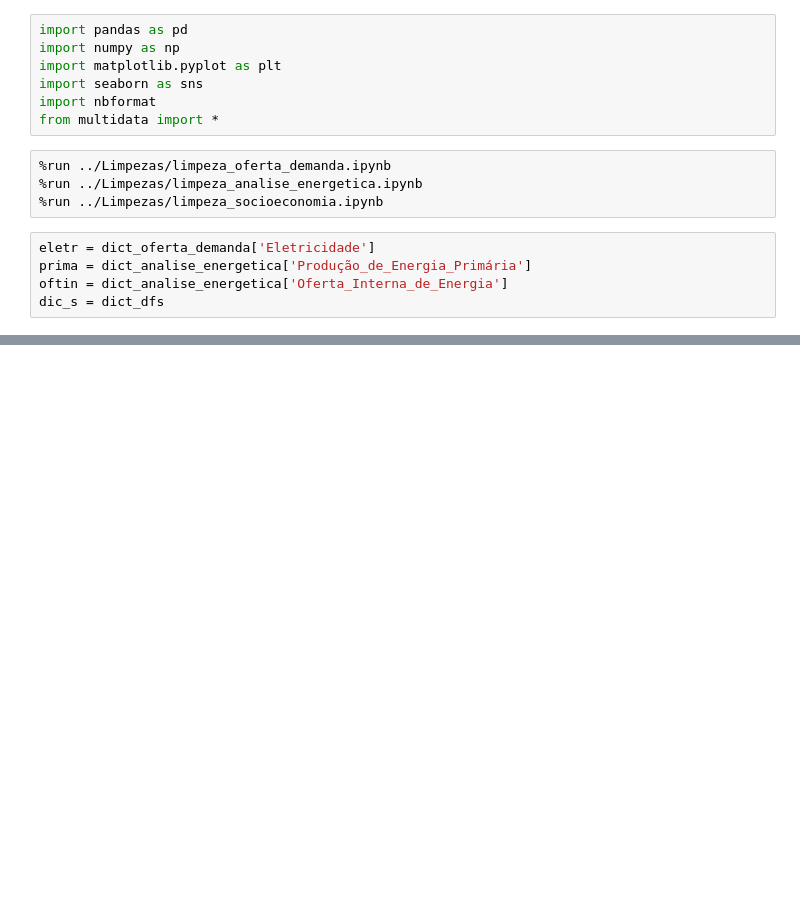
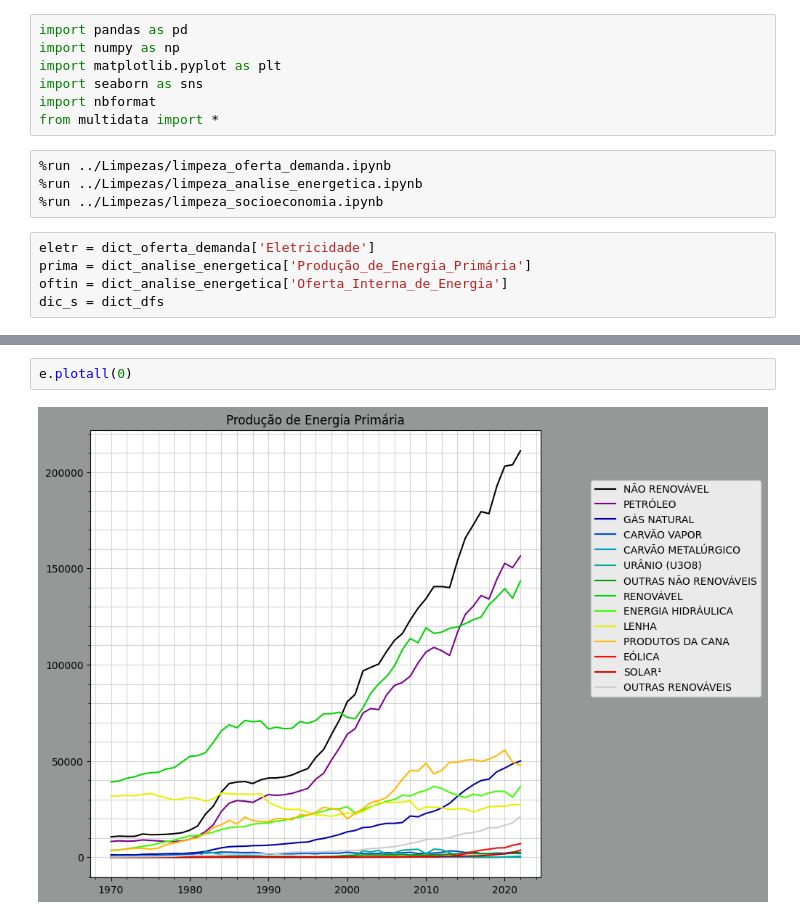
Before and after one commit to scrrpfv/projeto-ip, a Jupyter notebook: teste/testes.ipynb, the cells around one changed output, grey strips where cells are left out. Drawn from its saved outputs; the diff is of its cells as text; blank space fills up the shorter version.

```diff
--- a/teste/testes.ipynb
+++ b/teste/testes.ipynb
@@ -72,0 +90,4 @@ plt.show()
+# %%
+e.plotall(0)
+# %% [output]
+[figure, added]
```
Also changed, not shown: parts of 26 cells of this notebook, 1 other file.
